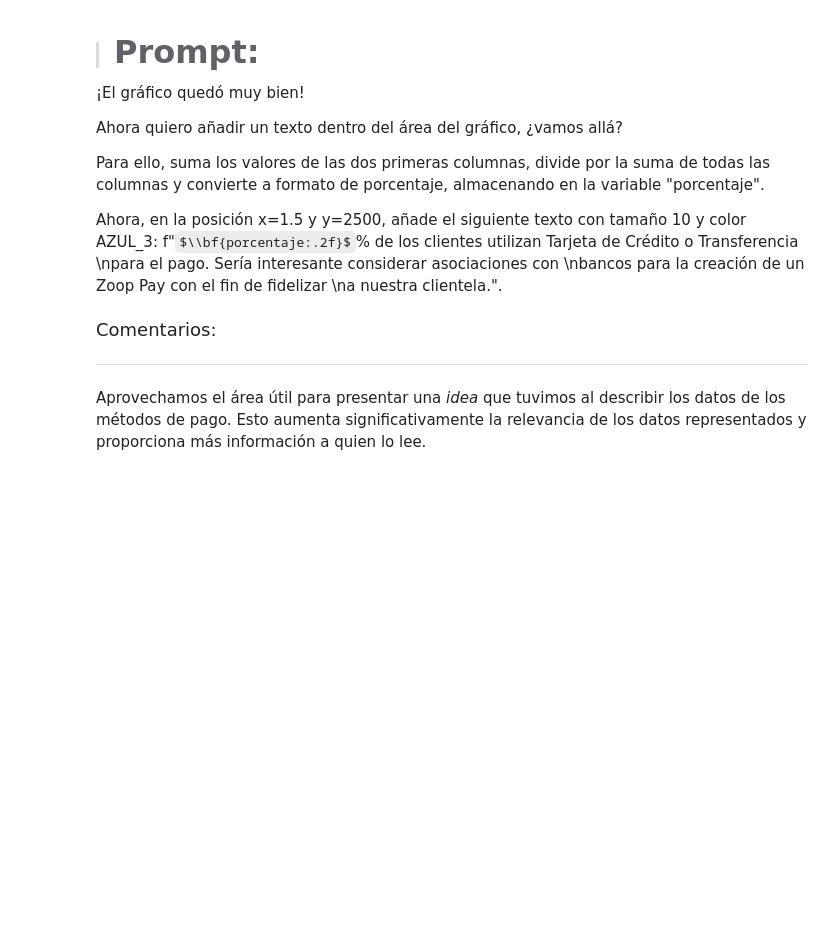
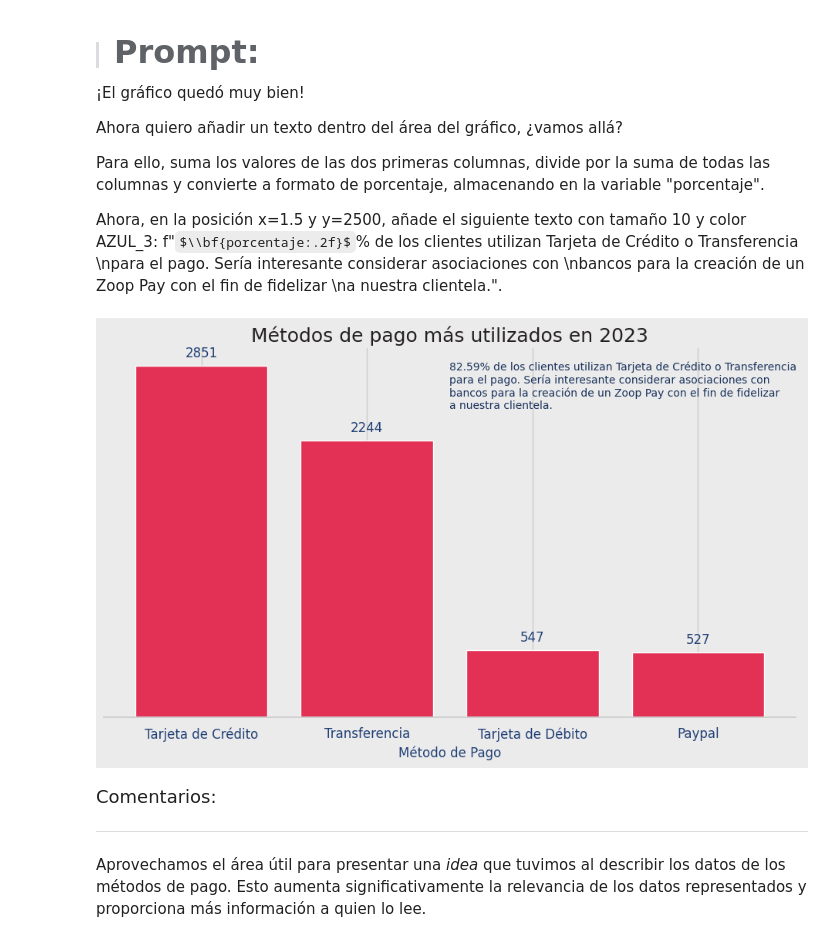
Before and after one commit to dialejo/ZoopProject, a Jupyter notebook: IA_aplicada_a_ciencia_de_datos.ipynb, the cells around one changed output. Drawn from its saved outputs; the diff is of its cells as text; code cells hidden in the pictures; some formulas as TeX source; blank space fills up the shorter version.

```diff
--- a/IA_aplicada_a_ciencia_de_datos.ipynb
+++ b/IA_aplicada_a_ciencia_de_datos.ipynb
@@ -1009,6 +1120,68 @@ Ahora quiero añadir un texto dentro del área del gráfico, ¿vamos allá?
 Para ello, suma los valores de las dos primeras columnas, divide por la suma de todas las columnas y convierte a formato de porcentaje, almacenando en la variable "porcentaje".
 
 Ahora, en la posición x=1.5 y y=2500, añade el siguiente texto con tamaño 10 y color AZUL_3: f"$\\bf{porcentaje:.2f}$% de los clientes utilizan Tarjeta de Crédito o Transferencia \npara el pago. Sería interesante considerar asociaciones con \nbancos para la creación de un Zoop Pay con el fin de fidelizar \na nuestra clientela.".
+# %%
+import matplotlib.pyplot as plt
+
+# Contar métodos de pago
+metodos_de_pago = df['metodo_pago'].value_counts()
+
+# Colores según la identidad visual
+ROJO_1 = "#e23155"
+AZUL_1 = "#203f75"
+AZUL_3 = "#19325b"
+GRIS_1 = "#ebebeb"
+GRIS_5 = "#231f20"
+
+# Calcular porcentaje de los dos primeros métodos
+top2 = metodos_de_pago.iloc[:2].sum()
+total = metodos_de_pago.sum()
+porcentaje = (top2 / total) * 100
+
+# Crear figura
+fig, ax = plt.subplots(figsize=(10, 6))
+fig.patch.set_facecolor(GRIS_1)
+ax.set_facecolor(GRIS_1)
+
+# Crear gráfico de barras
+bars = ax.bar(metodos_de_pago.index, metodos_de_pago.values, color=ROJO_1)
+
+# Título
+ax.set_title('Métodos de pago más utilizados en 2023', fontsize=18, color=GRIS_5)
+
+# Configuración del eje x
+ax.set_xlabel('Método de Pago', fontsize=12, color=AZUL_1)
+ax.tick_params(axis='x', colors=AZUL_1, labelsize=12)
+
+# Eliminar eje y y bordes no deseados
+ax.set_ylabel('')
+ax.set_yticks([])
+for spine in ['top', 'right', 'left']:
+    ax.spines[spine].set_visible(False)
+
+# Añadir etiquetas con los totales
+for bar in bars:
+    height = bar.get_height()
+    ax.annotate(f'{height}',
+                xy=(bar.get_x() + bar.get_width() / 2, height),
+                xytext=(0, 5),
+                textcoords='offset points',
+                ha='center', va='bottom',
+                fontsize=12, color=AZUL_1)
+
+# Añadir el texto explicativo dentro del gráfico
+texto = (
+    f"{porcentaje:.2f}% de los clientes utilizan Tarjeta de Crédito o Transferencia \n"
+    "para el pago. Sería interesante considerar asociaciones con \n"
+    "bancos para la creación de un Zoop Pay con el fin de fidelizar \n"
+    "a nuestra clientela."
+)
+ax.text(1.5, 2500, texto, fontsize=10, color=AZUL_3)
+
+plt.tight_layout()
+plt.show()
+# %% [output]
+[figure, added]
 # %% [markdown]
 <font color="7b71ff" size=4> Comentarios: </font>
 
```
Also changed, not shown: parts of 29 cells of this notebook.
